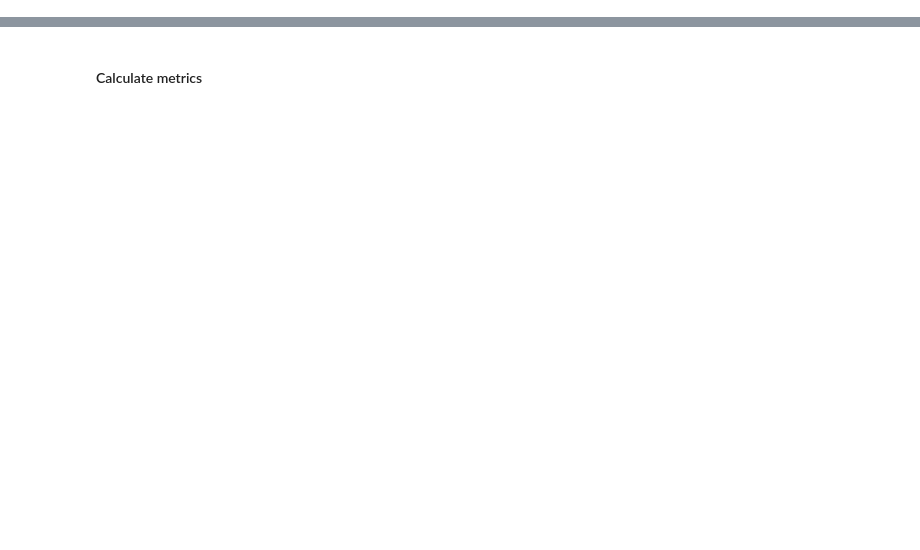
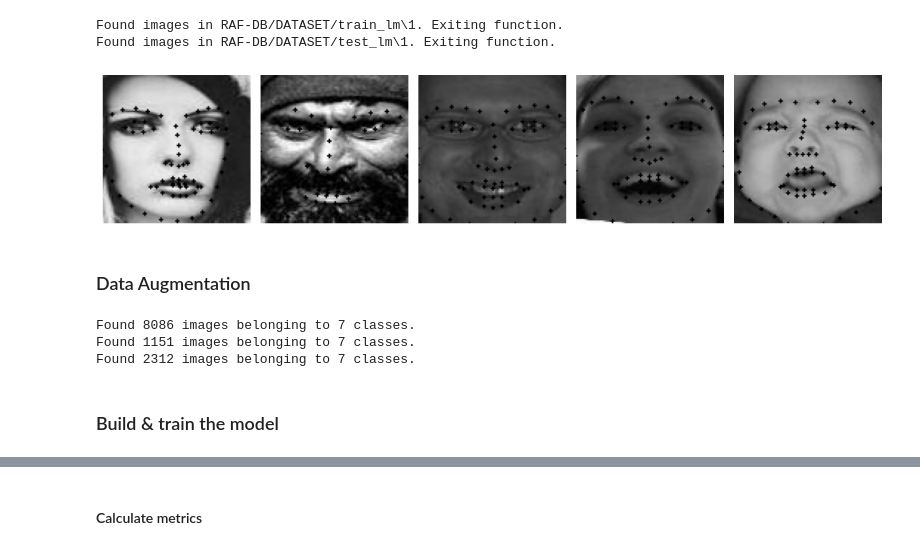
Before and after one commit to kraack-tech/face_expression_recognition, a Jupyter notebook: expression_model.ipynb, the cells around one changed output, grey strips where cells are left out. Cells and saved outputs as stored; diff of their text form; code cells hidden in the pictures; blank space fills up the shorter version.

```diff
--- a/expression_model.ipynb
+++ b/expression_model.ipynb
@@ -180,0 +476,33 @@ Epoch 41: val_accuracy did not improve from 0.64013
+# %%
+# Create new directories for the cropped and filtered images
+raf_train_lm = 'RAF-DB/DATASET/train_lm' # New directory path for landmark and blur filtered training images
+raf_test_lm = 'RAF-DB/DATASET/test_lm'  # New directory path for landmark and blur filtered testing images
+
+# Create directories (if they do not already exist)
+for subdir in os.listdir(raf_train):
+    os.makedirs(os.path.join(raf_train_lm, subdir), exist_ok=True) # Creates filtered training directory
+    os.makedirs(os.path.join(raf_test_lm, subdir), exist_ok=True)  # Creates filtered testing directory
+# %%
+# Load dlib's face detector and predictor
+detector = dlib.get_frontal_face_detector()
+predictor = dlib.shape_predictor("shape_predictor_68_face_landmarks.dat")
+# %%
+# Function that detects faces and return a normalized array with facial landmarks
+def get_landmarks(image, img_size):
+    # Convert color images to greyscale
+    if len(image.shape) == 3 and image.shape[2] == 3:
+        gray = cv2.cvtColor(image, cv2.COLOR_BGR2GRAY)
+    else:
+        gray = image
+
+    # Detect faces in greyscale image using dlib's frontal face detector
+    face = detector(gray)
+
+    # Return normalized array oflandmarks for detected faces
+    if len(face) > 0:
+        landmarks = predictor(gray, face[0]) # Obtain landmarks using dlib's facial lanmark predictor
+        coords = [(landmarks.part(n).x, landmarks.part(n).y) for n in range(68)] # The 68 face landmark coordinates
+        normalized_landmarks = [(x / img_size[0], y / img_size[1]) for (x, y) in coords] # Normalize landmarks
+        return np.array(normalized_landmarks).flatten() # return normalized and flattened landmark array
+    else:
+        return np.zeros(68 * 2)  # Return array with 0's if no face is detected
@@ -180,0 +543,9 @@ Epoch 41: val_accuracy did not improve from 0.64013
+# %%
+# Copy non-blurred training images with face detected to the filtered training directory
+filter_images(raf_train, raf_train_lm, 20)
+
+# Copy non-blurred training images with face detected to the filtered testing directory
+filter_images(raf_test, raf_test_lm, 20)
+# %% [output]
+Found images in RAF-DB/DATASET/train_lm\1. Exiting function.
+Found images in RAF-DB/DATASET/test_lm\1. Exiting function.
@@ -180,0 +601,23 @@ Epoch 41: val_accuracy did not improve from 0.64013
+# %%
+# Plot 5 random images to verify that landmarks are correctly detected
+plot_landmarks(raf_train_lm, (100, 100), 5)
+# %% [output]
+[figure, added]
+# %% [markdown]
+### Data Augmentation
+# %%
+# Create image data generator for RAF-DB
+train_generator_raf, val_generator_raf, test_generator_raf = image_generator(
+    raf_train_lm, # Cropped and filtered train directory
+    raf_test_lm,  # Croped and filtered test directory
+    (100,100),        # Target image size
+    32,             # Batch size
+    'grayscale',    # Color mode
+    0.125             # Training/validation split
+)
+# %% [output]
+Found 8086 images belonging to 7 classes.
+Found 1151 images belonging to 7 classes.
+Found 2312 images belonging to 7 classes.
+# %% [markdown]
+### Build & train the model
```
Also changed, not shown: parts of 106 cells of this notebook, 3 other files.
